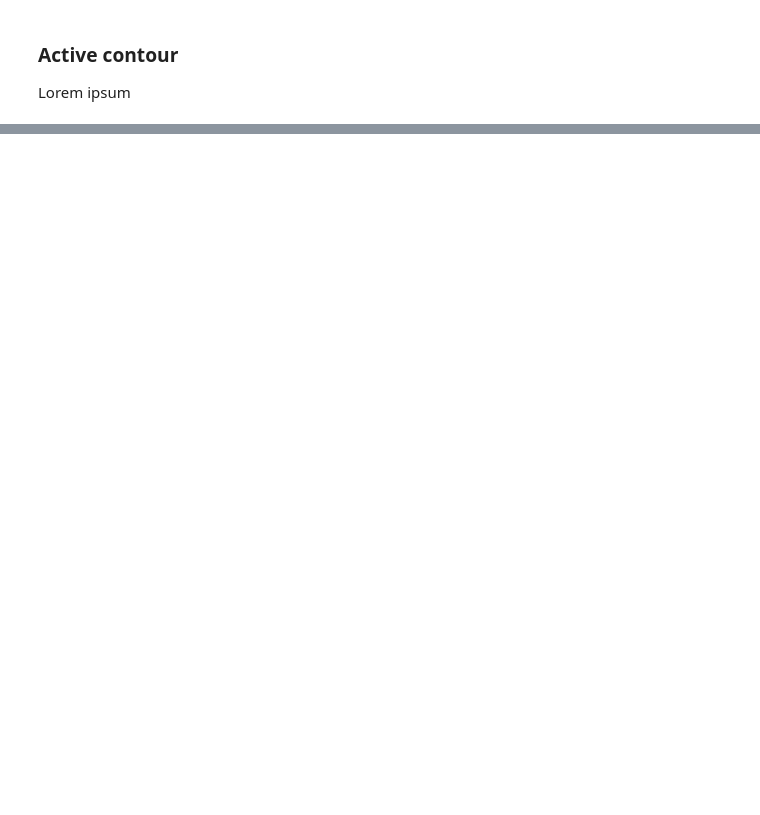
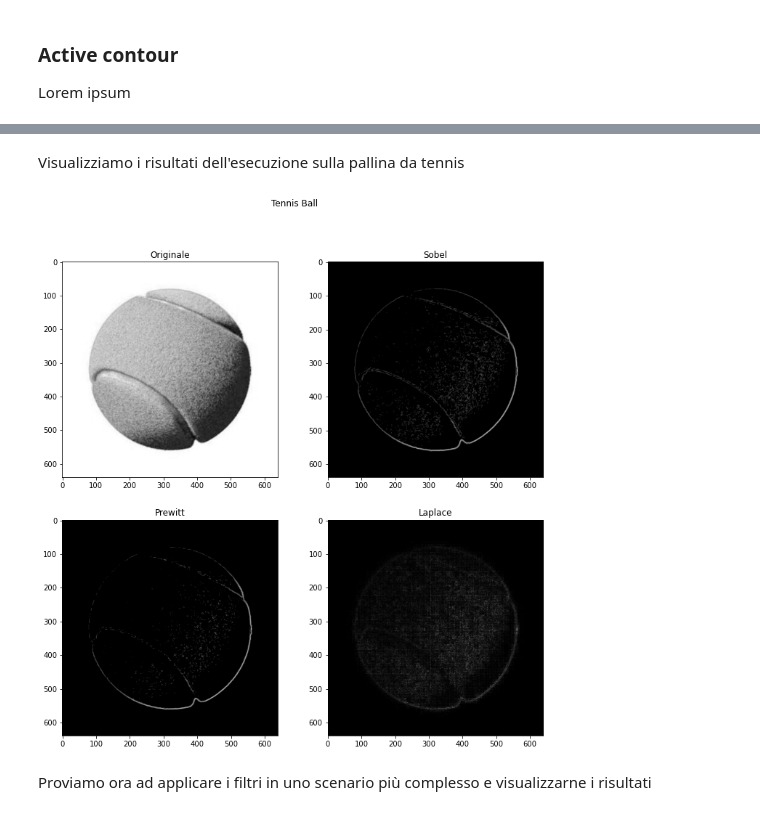
Before and after one commit to lucab1705/Image_Segmentation_Python, a Jupyter notebook: segmentation.ipynb, the cells around one changed output, grey strips where cells are left out. Saved outputs shown, nothing was run; the diff lists cells and outputs as text; code cells hidden in the pictures; blank space fills up the shorter version.

```diff
--- a/segmentation.ipynb
+++ b/segmentation.ipynb
@@ -45,0 +30,40 @@ _ = axes[1].imshow(bnImg_out, cmap='gray')
+# %%
+def apply_kernel(kernel, img, threshold = 0):
+    rows = len(img)
+    col = len(img[0])
+    res = np.zeros((rows-1, col-1))
+
+    for r in range(0, rows - 2):
+        for c in range(0, col - 2):
+            matrix = img[r:r+3, c:c+3]
+            s1 = np.sum(np.sum(kernel*matrix))
+            s2 = np.sum(np.sum(kernel.T*matrix))
+            res[r+1, c+1] = np.sqrt(s1**2+s2**2)
+            if res[r+1, c+1] <= threshold:
+                res[r+1, c+1] = 0
+    return res
+# %%
+gray_ball = rgb2gray(ballImg)
+laplace_kernel = np.array([np.array([0, 1, 0]), np.array([1, -4, 1]), np.array([0, 1, 0])])
+sobel_kernel = np.array([np.array([1, 0, -1]), np.array([2, 0, -2]), np.array([1, 0, -1])])
+prewitt_kernel = np.array([np.array([-1, 0, 1]), np.array([-1, 0, 1]), np.array([-1, 0, 1])])
+tennis_ball = [{"name": "Originale", "img": gray_ball},
+               {"name": "Sobel", "img": apply_kernel(sobel_kernel, gray_ball, .25)},
+               {"name": "Prewitt", "img": apply_kernel(prewitt_kernel, gray_ball, .25)},
+               {"name": "Laplace", "img": apply_kernel(laplace_kernel, gray_ball)}]
+# %% [markdown]
+Visualizziamo i risultati dell'esecuzione sulla pallina da tennis
+# %%
+tbcp = tennis_ball.copy()
+tbcp.reverse()
+f, axes = plt.subplots(2, 2, figsize=(12, 12))
+f.suptitle("Tennis Ball")
+for ax in axes:
+    for elem in ax:
+        n = tbcp.pop()
+        elem.imshow(n['img'], cmap=plt.cm.gray)
+        elem.set_title(n['name'])
+# %% [output]
+[figure, added]
+# %% [markdown]
+Proviamo ora ad applicare i filtri in uno scenario più complesso e visualizzarne i risultati
```
Also changed, not shown: parts of 5 cells of this notebook, 2 other files.
